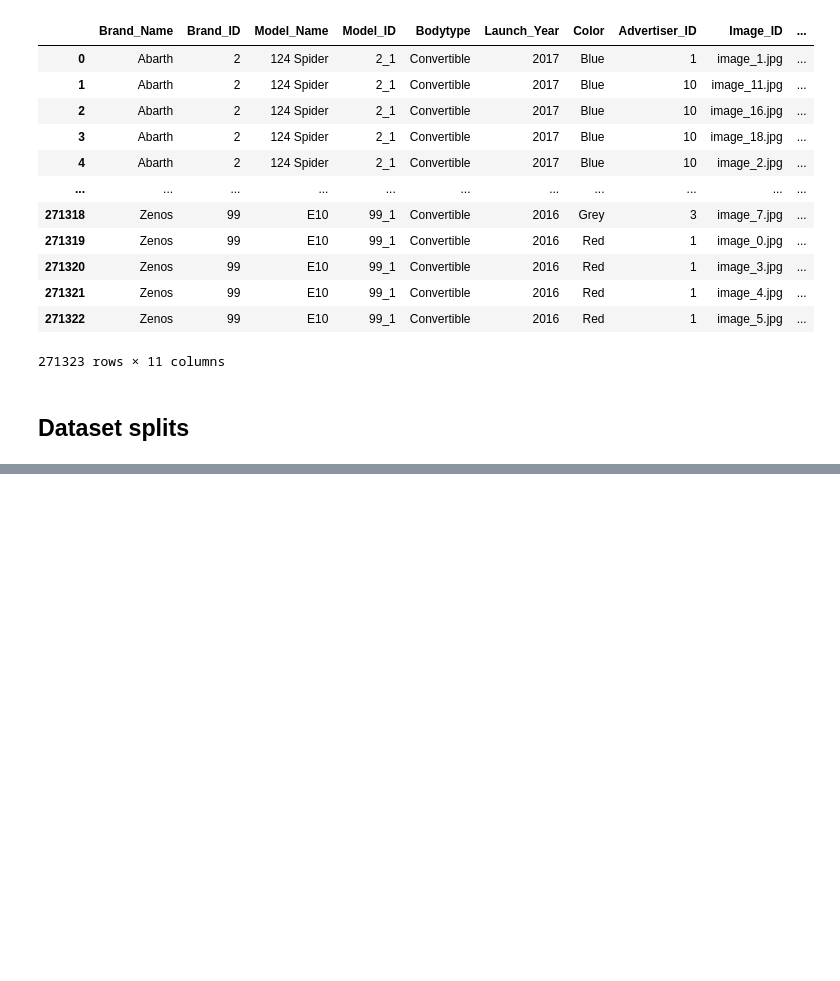
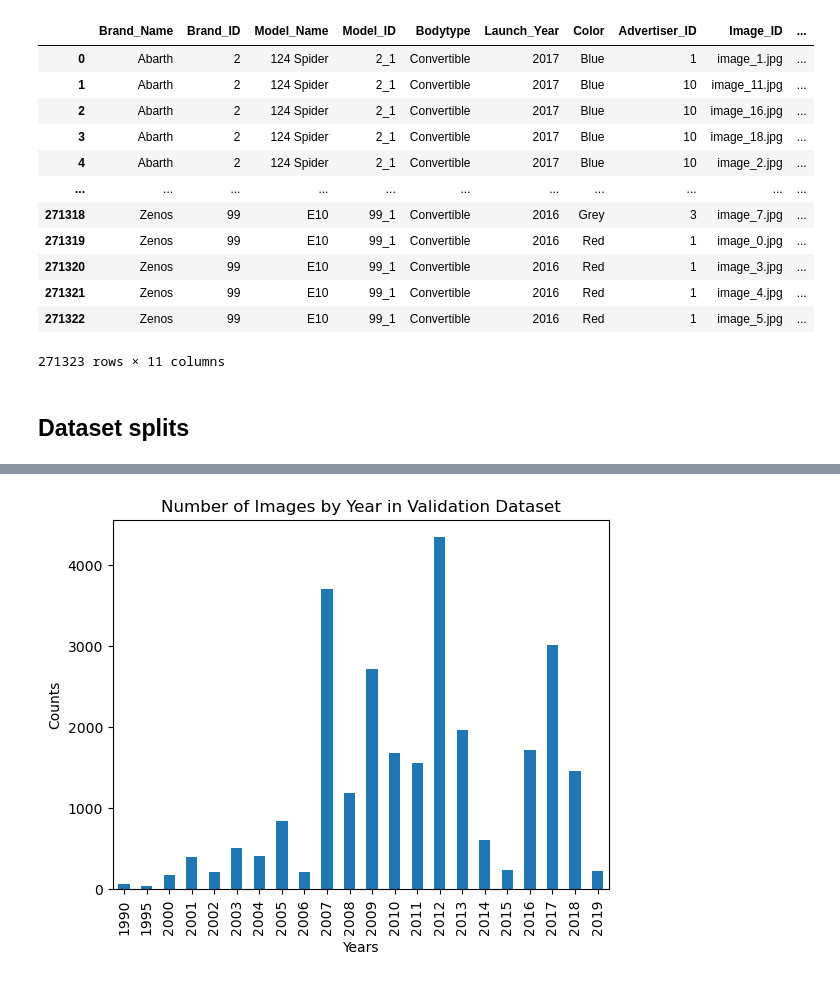
Before and after one commit to hmd101/deepCars, a Jupyter notebook: src/analysis/dataset_statistics.ipynb, the cells around one changed output, grey strips where cells are left out. Saved outputs shown, nothing was run; the diff lists cells and outputs as text; code cells hidden in the pictures; blank space fills up the shorter version.

```diff
--- a/src/analysis/dataset_statistics.ipynb
+++ b/src/analysis/dataset_statistics.ipynb
@@ -33,0 +82,4 @@ train_df, val_df, test_df = split_dataset_dfs("../../raw_data/tables/features.cs
+# %%
+plot_dataframes(num_images_by_year_val_df, df_name="Validation Dataset")
+# %% [output]
+[figure, added]
```
Also changed, not shown: parts of 8 cells of this notebook, 1 other file.
